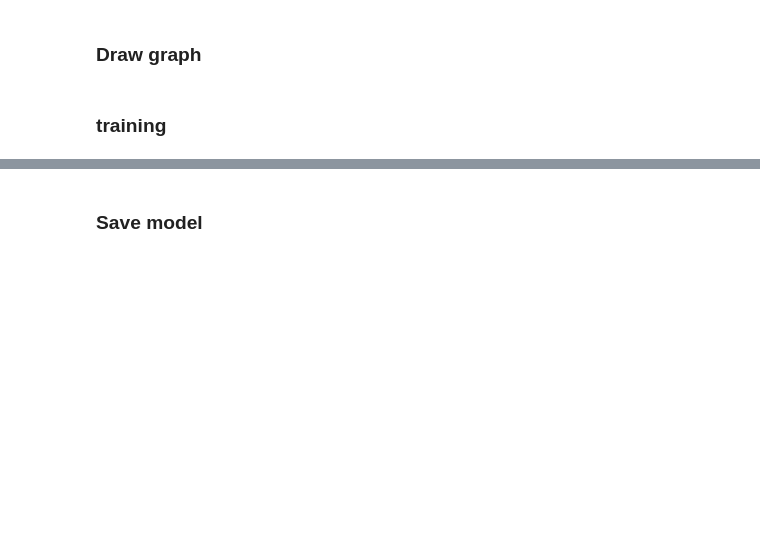
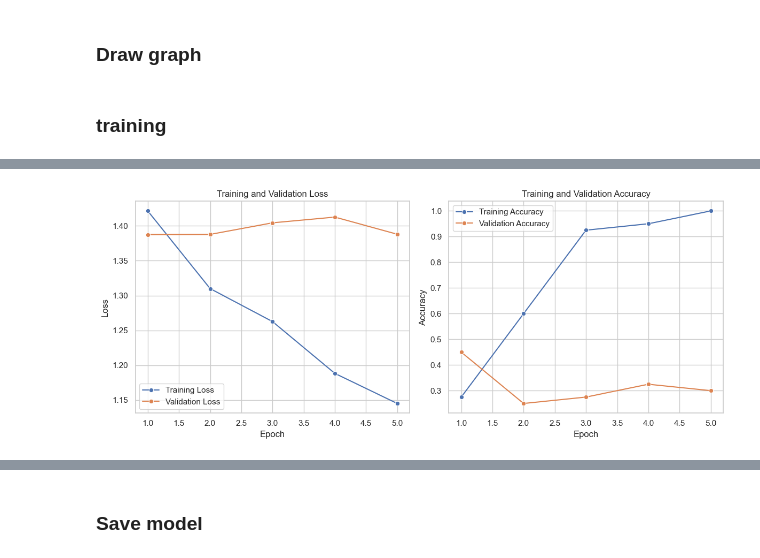
Before and after one commit to Mahmimi/Alzheimer, a Jupyter notebook: SiameseGroudthruth_model.ipynb, the cells around one changed output, grey strips where cells are left out. Drawn from its saved outputs; the diff is of its cells as text; code cells hidden in the pictures; blank space fills up the shorter version.

```diff
--- a/SiameseGroudthruth_model.ipynb
+++ b/SiameseGroudthruth_model.ipynb
@@ -40,9 +43,10 @@ import copy
 import random
 
 class CustomDataset(Dataset):
-    def __init__(self, root_dir, transform=None):
+    def __init__(self, root_dir, total_sample = 1000, transform=None):
         self.root_dir = root_dir
         self.transform = transform
+        self.total_sample = total_sample
         self.classes = os.listdir(root_dir)
         self.class_to_idx = {cls: i for i, cls in enumerate(self.classes)}
         self.images = self._get_images()
@@ -69,7 +73,7 @@ class CustomDataset(Dataset):
         return class_count
 
     def __len__(self):
-        return len(self.images)
+        return len(self.random_dataset)
 
     def _get_labels(self):
         return [i[1] for i in self.images]
@@ -89,7 +93,7 @@ class CustomDataset(Dataset):
         random_list_idx = ['unknown'] + [i for i in range(len(self.classes))]
         allrandom_data = []
 
-        for i in range(len(self.images)):
+        for i in range(self.total_sample):
             random_data = []
             for class_idx in random_list_idx:
                 if class_idx == 'unknown':
@@ -183,7 +189,7 @@ transform = transforms.Compose([
     split_white_and_gray(120),
 ])
 # %%
-Dataset = CustomDataset(root_dir='D:/programing/Final Project/Alzheimer/dataset/Dataset', transform=transform)
+Dataset = CustomDataset(root_dir='D:/programing/Final Project/Alzheimer/dataset/Dataset', transform=transform, total_sample=100)
 # %%
 plt.imshow(transforms.ToPILImage()(Dataset[0][0][0][0]),cmap='gray')
 plt.show()
@@ -589,3 +599,33 @@ for epoch in tq.tqdm(range(num_epochs), desc="Epoch num", position=0, leave=True
+# %%
+import seaborn as sns
+import matplotlib.pyplot as plt
+
+# Set the seaborn style
+sns.set(style="whitegrid")
+
+# Create two subplots
+fig, axes = plt.subplots(1, 2, figsize=(12, 5))
+
+# Plotting the Loss
+sns.lineplot(x=range(1, len(train_loss_history) + 1), y=train_loss_history, label='Training Loss', marker='o', ax=axes[0])
+sns.lineplot(x=range(1, len(validation_loss_history) + 1), y=validation_loss_history, label='Validation Loss', marker='o', ax=axes[0])
+axes[0].set_title('Training and Validation Loss')
+axes[0].set_xlabel('Epoch')
+axes[0].set_ylabel('Loss')
+axes[0].legend()
+
+# Plotting the Accuracy
+sns.lineplot(x=range(1, len(train_accuracy_history) + 1), y=train_accuracy_history, label='Training Accuracy', marker='o', ax=axes[1])
+sns.lineplot(x=range(1, len(validation_accuracy_history) + 1), y=validation_accuracy_history, label='Validation Accuracy', marker='o', ax=axes[1])
+axes[1].set_title('Training and Validation Accuracy')
+axes[1].set_xlabel('Epoch')
+axes[1].set_ylabel('Accuracy')
+axes[1].legend()
+
+plt.tight_layout()
+plt.show()
+# %% [output]
+[figure, added]
 # %%
 import torch
 import psutil
```
Also changed, not shown: parts of 40 cells of this notebook.
